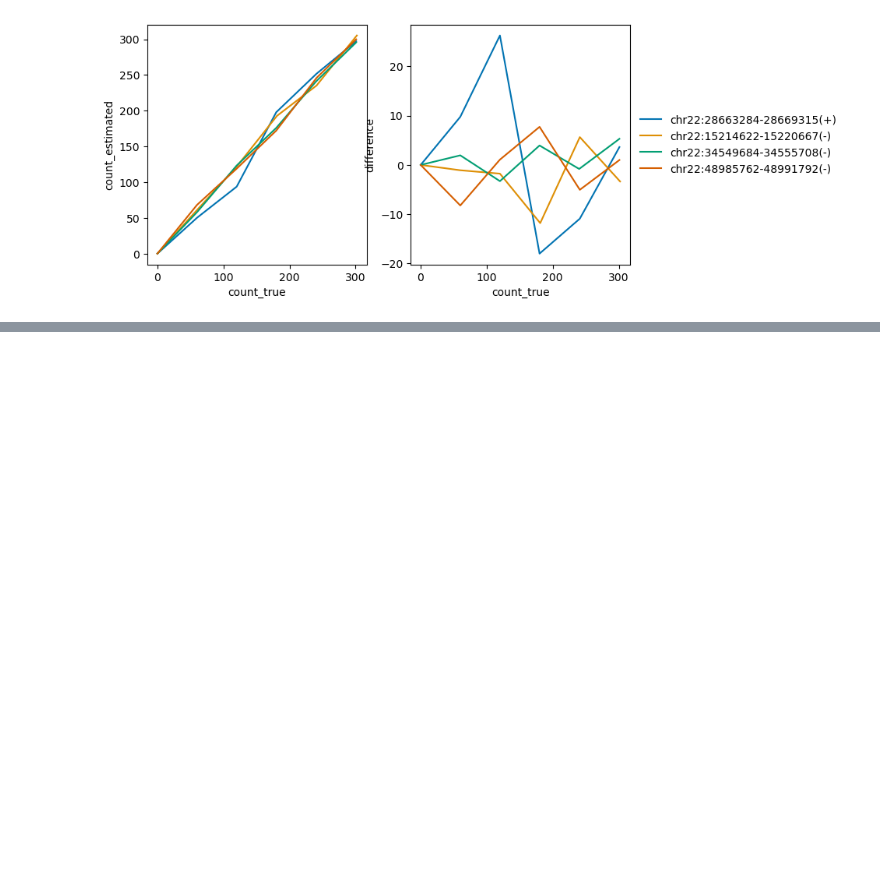
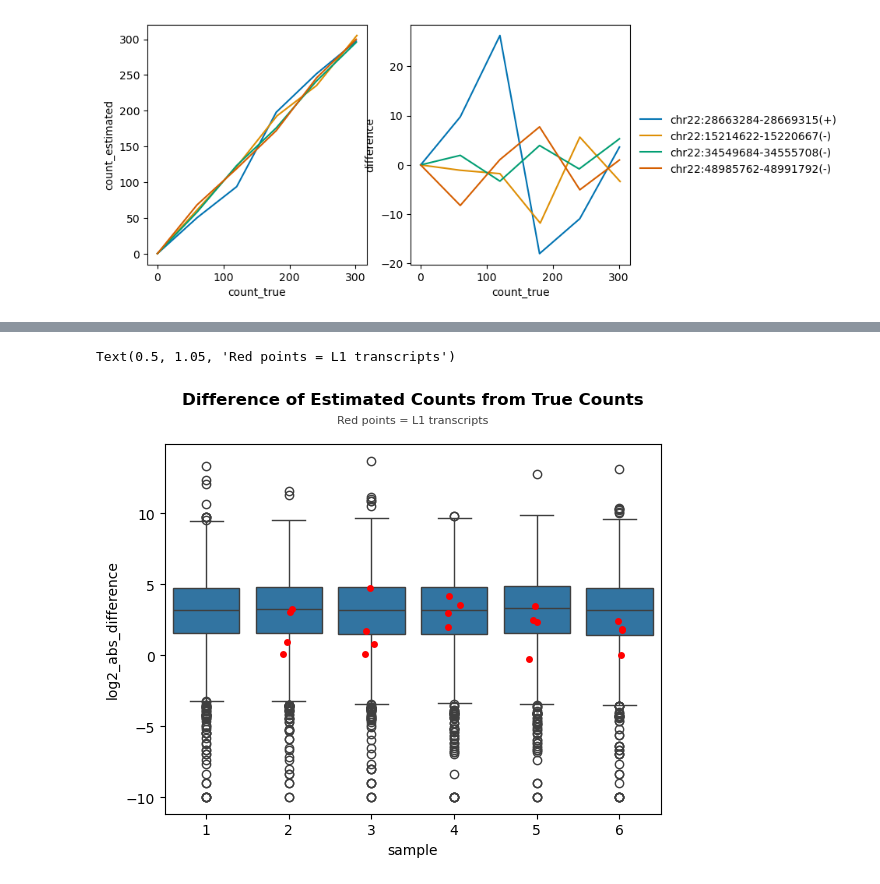
Before and after one commit to gage-lab/bulk_te_bench, a Jupyter notebook: analysis/l1hs_chr22.ipynb, the cells around one changed output, grey strips where cells are left out. Saved outputs shown, nothing was run; the diff lists cells and outputs as text; code cells hidden in the pictures; blank space fills up the shorter version.

```diff
--- a/analysis/l1hs_chr22.ipynb
+++ b/analysis/l1hs_chr22.ipynb
@@ -375,3 +375,12 @@ ax2.legend(
 # %% [output]
 <matplotlib.legend.Legend at 0x...>
 [figure]
+# %%
+bm = BenchmarkSalmon(
+    reads_dir="../resources/chr22_l1hs_txome/sim_reads_3",
+    txome_dir="../resources/chr22_l1hs_txome",
+    outdir="BenchmarkSalmon_4",
+)
+bm.index()
+bm.quant()
+benchmark = bm.read_counts()
@@ -377,0 +395,38 @@ ax2.legend(
+# %%
+ax = plt.gca()
+sns.boxplot(
+    data=benchmark[~benchmark.tx_id.str.contains("chr")],
+    x="sample",
+    y="log2_abs_difference",
+    ax=ax,
+)
+sns.stripplot(
+    data=benchmark[benchmark.tx_id.str.contains("chr")],
+    x="sample",
+    y="log2_abs_difference",
+    ax=ax,
+    color="red",
+)
+ax.text(
+    x=0.5,
+    y=1.1,
+    s="Difference of Estimated Counts from True Counts",
+    fontsize=12,
+    weight="bold",
+    ha="center",
+    va="bottom",
+    transform=ax.transAxes,
+)
+ax.text(
+    x=0.5,
+    y=1.05,
+    s="Red points = L1 transcripts",
+    fontsize=8,
+    alpha=0.75,
+    ha="center",
+    va="bottom",
+    transform=ax.transAxes,
+)
+# %% [output]
+Text(0.5, 1.05, 'Red points = L1 transcripts')
+[figure, added]
```
Also changed, not shown: parts of 2 cells of this notebook.
